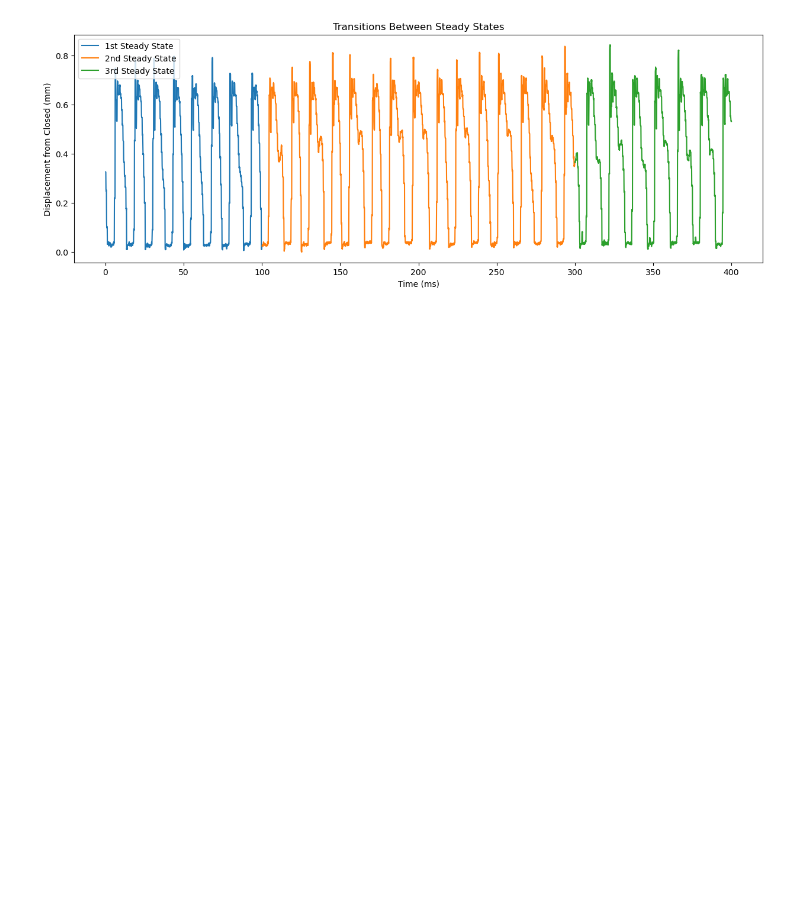
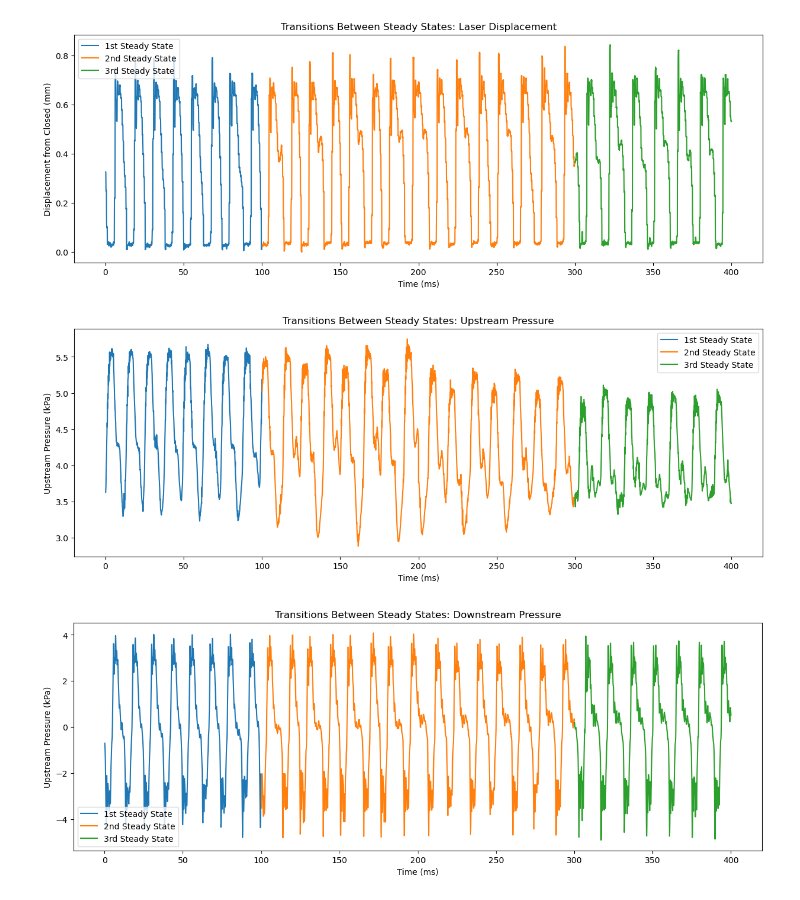
Before and after one commit to AMcR852/SHP, a Jupyter notebook: Transitions.ipynb, the cells around one changed output. Drawn from its saved outputs; the diff is of its cells as text; code cells hidden in the pictures; blank space fills up the shorter version.

```diff
--- a/Transitions.ipynb
+++ b/Transitions.ipynb
@@ -1,29 +1,62 @@
 # %%
 import numpy as np
 import matplotlib.pyplot as plt
 plt.rcParams["figure.figsize"] = (15,5)
 
 file = 'trans2.TXT'
 
 laser_data = np.loadtxt(file, usecols = 0, skiprows = 2)
+up_data = np.loadtxt(file, usecols = 1, skiprows = 2)
+down_data = np.loadtxt(file, usecols = 2, skiprows = 2)
 num_points = np.size(laser_data)
 points = np.arange(1,num_points+1,1)
 minval = np.max(laser_data)
-calibrated_data = (laser_data - minval)*-1
 
-A = calibrated_data[63000:65000]
-B = calibrated_data[92500:94500]
+laser_calibrated = (laser_data - minval)*-1
+up_calibrated = up_data*2.5
+down_calibrated = down_data/0.27
+
+A = laser_calibrated[63000:65000]
+B = laser_calibrated[92500:94500]
 C = np.concatenate([A, B])
 num_points2 = np.size(C)
 points2 = np.arange(1,num_points2+1,1)
+
+D = up_calibrated[63000:65000]
+E = up_calibrated[92500:94500]
+F = np.concatenate([D, E])
+
+G = down_calibrated[63000:65000]
+H = down_calibrated[92500:94500]
+I = np.concatenate([G, H])
 
 plt.plot(points2[:1000]/10, C[:1000], label = '1st Steady State')
 plt.plot(points2[1000:3000]/10, C[1000:3000], label = '2nd Steady State')
 plt.plot(points2[3000:4000]/10, C[3000:4000], label = '3rd Steady State')
 plt.xlabel('Time (ms)')
 plt.ylabel('Displacement from Closed (mm)')
-plt.title("Transitions Between Steady States")
+plt.title("Transitions Between Steady States: Laser Displacement")
 plt.legend()
 plt.show()
+
+plt.plot(points2[:1000]/10, F[:1000], label = '1st Steady State')
+plt.plot(points2[1000:3000]/10, F[1000:3000], label = '2nd Steady State')
+plt.plot(points2[3000:4000]/10, F[3000:4000], label = '3rd Steady State')
+plt.xlabel('Time (ms)')
+plt.ylabel('Upstream Pressure (kPa)')
+plt.title("Transitions Between Steady States: Upstream Pressure")
+plt.legend()
+plt.show()
+
+plt.plot(points2[:1000]/10, I[:1000], label = '1st Steady State')
+plt.plot(points2[1000:3000]/10, I[1000:3000], label = '2nd Steady State')
+plt.plot(points2[3000:4000]/10, I[3000:4000], label = '3rd Steady State')
+plt.xlabel('Time (ms)')
+plt.ylabel('Upstream Pressure (kPa)')
+plt.title("Transitions Between Steady States: Downstream Pressure")
+plt.legend()
+plt.show()
 # %% [output]
-[figure, old version]
+[figure, new version]
+[figure, added]
+[figure, added]
```
